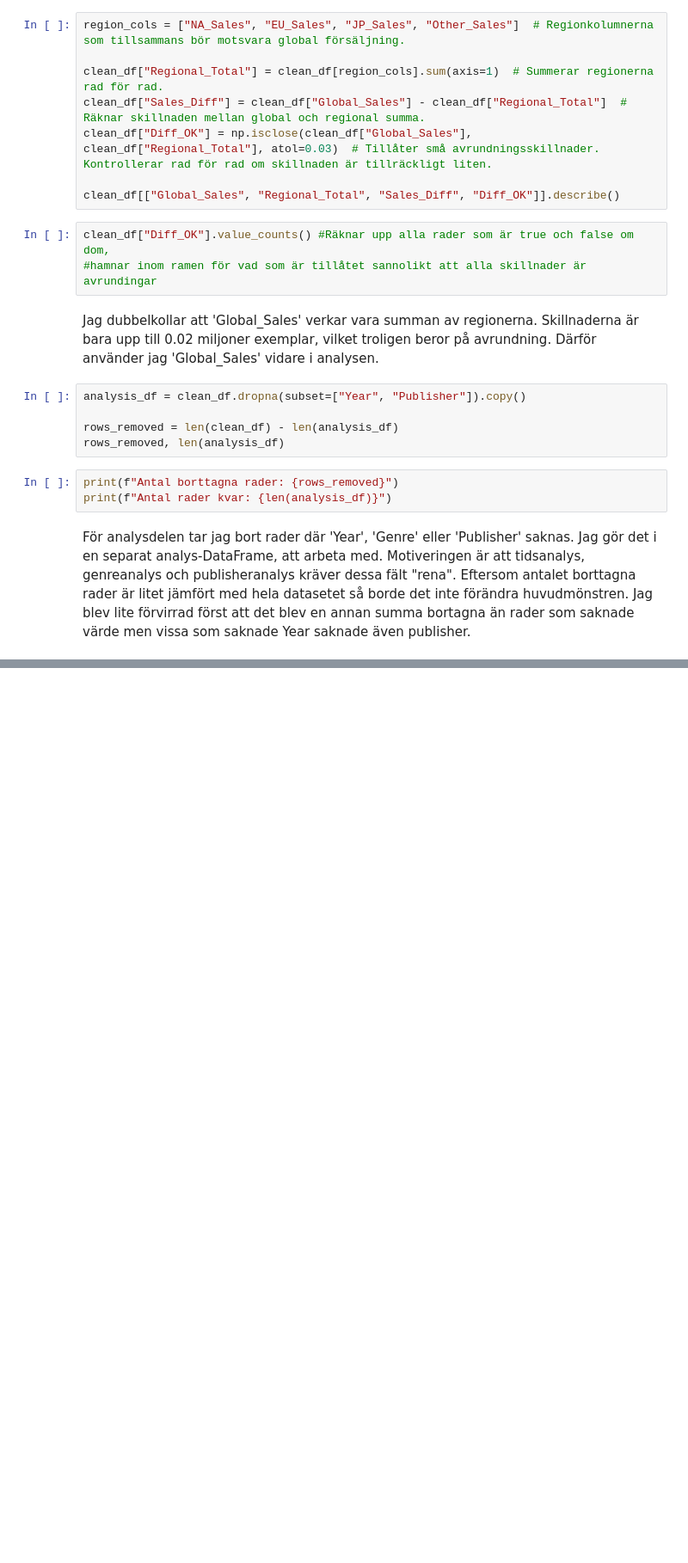
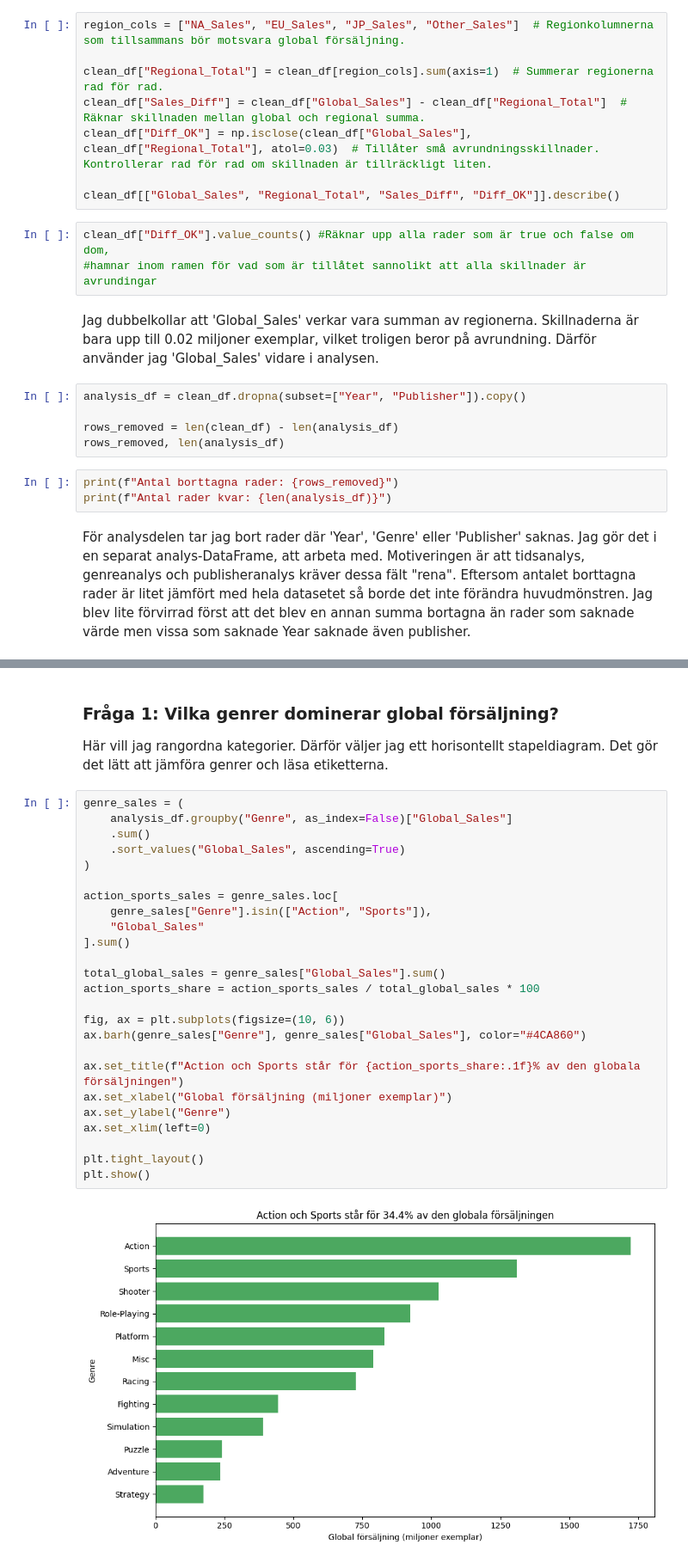
Before and after one commit to havietkok-sys/kk1-videogames-sales, a Jupyter notebook: notebook.ipynb, the cells around one changed output, grey strips where cells are left out. Shown at 86% size. Cells and saved outputs as stored; diff of their text form; blank space fills up the shorter version.

Commit message:
First diagram about global category preferensen in sales. And analysis of that.

```diff
--- a/notebook.ipynb
+++ b/notebook.ipynb
@@ -62,0 +67,31 @@ men vissa som saknade Year saknade även  publisher.
+# %% [markdown]
+### Fråga 1: Vilka genrer dominerar global försäljning?
+
+Här vill jag rangordna kategorier. Därför väljer jag ett horisontellt stapeldiagram. Det gör det lätt att jämföra genrer och läsa etiketterna.
+# %%
+genre_sales = (
+    analysis_df.groupby("Genre", as_index=False)["Global_Sales"]
+    .sum()
+    .sort_values("Global_Sales", ascending=True)
+)
+
+action_sports_sales = genre_sales.loc[
+    genre_sales["Genre"].isin(["Action", "Sports"]),
+    "Global_Sales"
+].sum()
+
+total_global_sales = genre_sales["Global_Sales"].sum()
+action_sports_share = action_sports_sales / total_global_sales * 100
+
+fig, ax = plt.subplots(figsize=(10, 6))
+ax.barh(genre_sales["Genre"], genre_sales["Global_Sales"], color="#4CA860")
+
+ax.set_title(f"Action och Sports står för {action_sports_share:.1f}% av den globala försäljningen")
+ax.set_xlabel("Global försäljning (miljoner exemplar)")
+ax.set_ylabel("Genre")
+ax.set_xlim(left=0)
+
+plt.tight_layout()
+plt.show()
+# %% [output]
+[figure, added]
```
Also changed, not shown: parts of 2 cells of this notebook.
